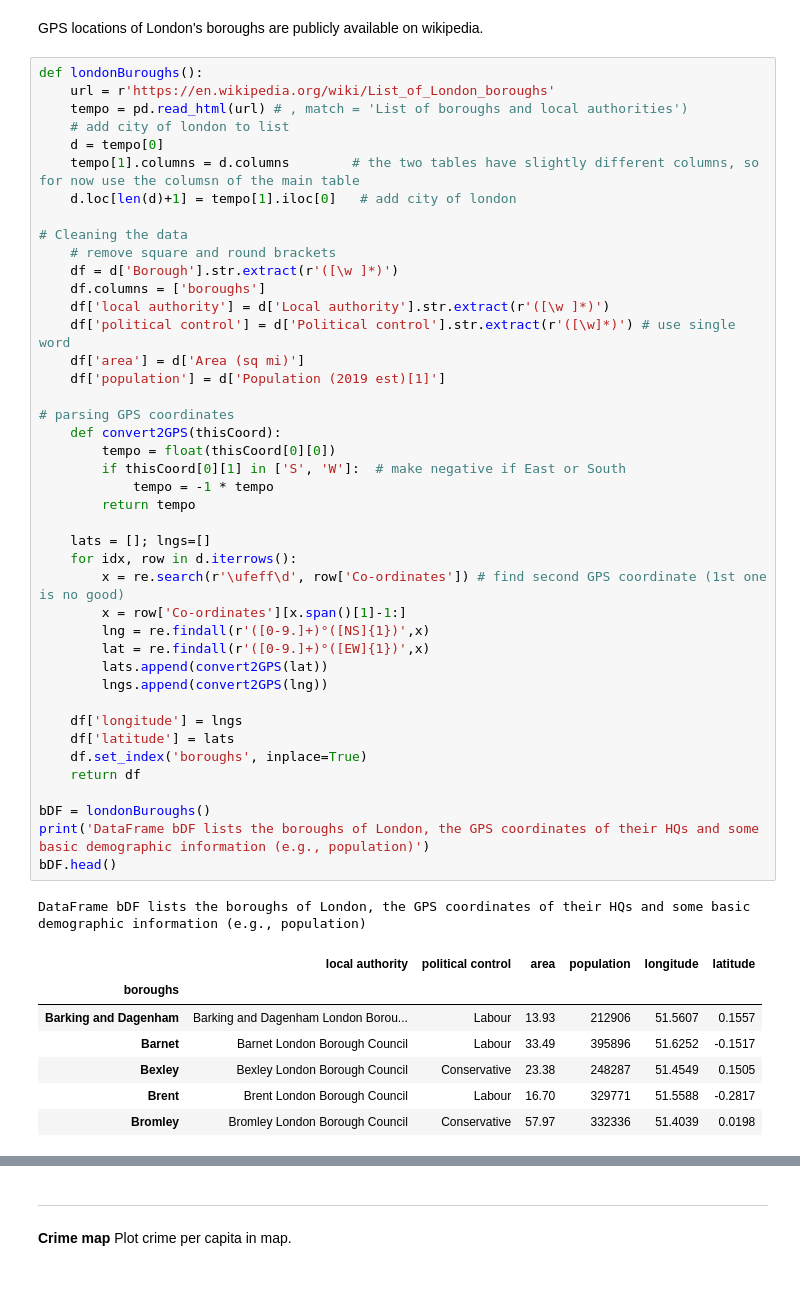
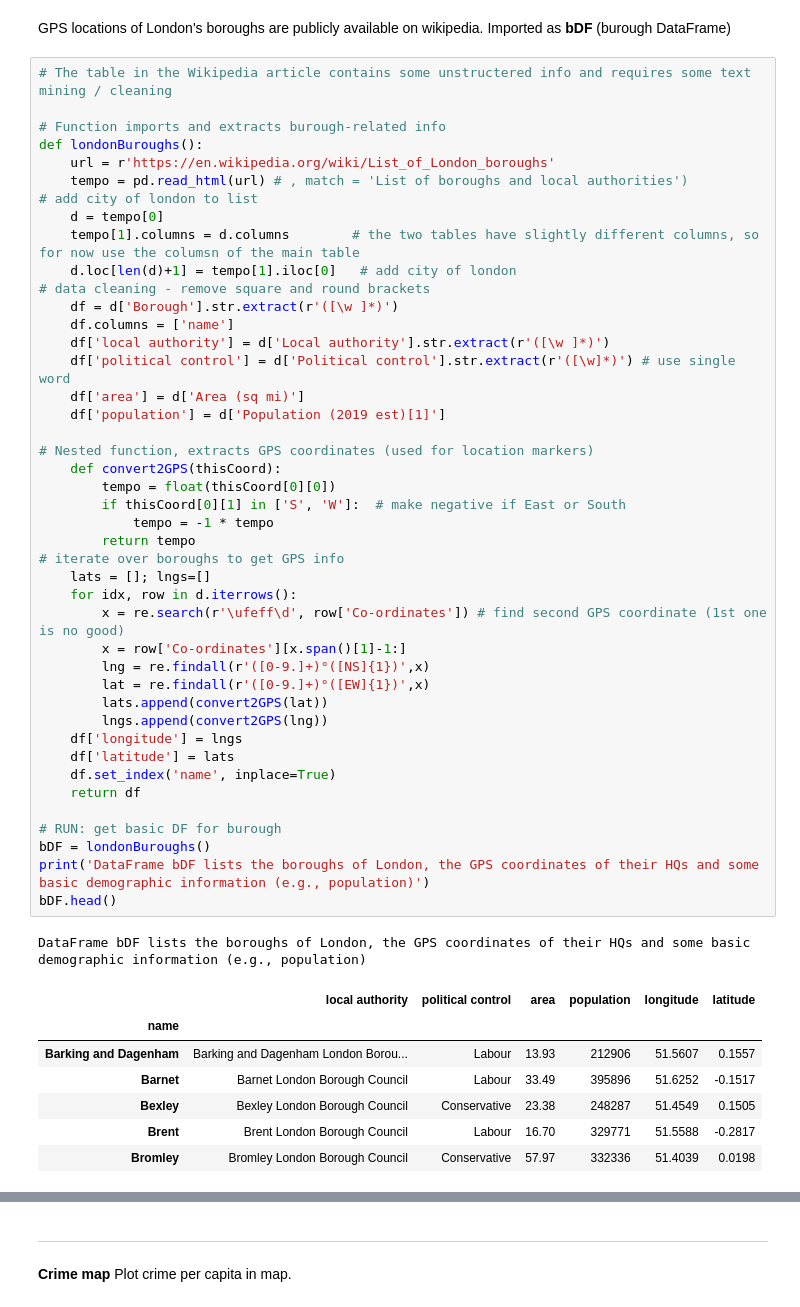
Before and after one commit to tkatus/demos, a Jupyter notebook: Crime_London.ipynb, the cells around one changed output, grey strips where cells are left out. Cells and saved outputs as stored; diff of their text form.

```diff
--- a/Crime_London.ipynb
+++ b/Crime_London.ipynb
@@ -24,53 +26,54 @@ cDF.head()
 | Barking and Dagenham | Drug Offences | Drug Trafficking | 17 | 10 | 21 | 10 | 12 | 14 | 18 | ... |
 5 rows × 26 columns
 # %% [markdown]
-GPS locations of London's boroughs are publicly available on wikipedia.
+GPS locations of London's boroughs are publicly available on wikipedia. Imported as __bDF__ (burough DataFrame)
 # %%
+# The table in the Wikipedia article contains some unstructered info and requires some text mining / cleaning
+
+# Function imports and extracts burough-related info
 def londonBuroughs():
     url = r'https://en.wikipedia.org/wiki/List_of_London_boroughs'
     tempo = pd.read_html(url) # , match = 'List of boroughs and local authorities')
-    # add city of london to list
+# add city of london to list
     d = tempo[0]
     tempo[1].columns = d.columns        # the two tables have slightly different columns, so for now use the columsn of the main table
     d.loc[len(d)+1] = tempo[1].iloc[0]   # add city of london
-
-# Cleaning the data
-    # remove square and round brackets
+# data cleaning - remove square and round brackets
     df = d['Borough'].str.extract(r'([\w ]*)')
-    df.columns = ['boroughs']
+    df.columns = ['name']
     df['local authority'] = d['Local authority'].str.extract(r'([\w ]*)')
     df['political control'] = d['Political control'].str.extract(r'([\w]*)') # use single word
     df['area'] = d['Area (sq mi)']
     df['population'] = d['Population (2019 est)[1]']
 
-# parsing GPS coordinates
+# Nested function, extracts GPS coordinates (used for location markers)
     def convert2GPS(thisCoord):
         tempo = float(thisCoord[0][0])
         if thisCoord[0][1] in ['S', 'W']:  # make negative if East or South
             tempo = -1 * tempo
         return tempo
-
+# iterate over boroughs to get GPS info
     lats = []; lngs=[]
     for idx, row in d.iterrows():
         x = re.search(r'\ufeff\d', row['Co-ordinates']) # find second GPS coordinate (1st one is no good)
         x = row['Co-ordinates'][x.span()[1]-1:]
         lng = re.findall(r'([0-9.]+)°([NS]{1})',x)
         lat = re.findall(r'([0-9.]+)°([EW]{1})',x)
         lats.append(convert2GPS(lat))
         lngs.append(convert2GPS(lng))
-
     df['longitude'] = lngs
     df['latitude'] = lats
-    df.set_index('boroughs', inplace=True)
+    df.set_index('name', inplace=True)
     return df
 
+# RUN: get basic DF for burough
 bDF = londonBuroughs()
 print('DataFrame bDF lists the boroughs of London, the GPS coordinates of their HQs and some basic demographic information (e.g., population)')
 bDF.head()
 # %% [output]
 DataFrame bDF lists the boroughs of London, the GPS coordinates of their HQs and some basic demographic information (e.g., population)
 |  | local authority | political control | area | population | longitude | latitude |
-| boroughs |  |  |  |  |  |  |
+| name |  |  |  |  |  |  |
 | Barking and Dagenham | Barking and Dagenham London Borou... | Labour | 13.93 | 212906 | 51.5607 | 0.1557 |
 | Barnet | Barnet London Borough Council | Labour | 33.49 | 395896 | 51.6252 | -0.1517 |
 | Bexley | Bexley London Borough Council | Conservative | 23.38 | 248287 | 51.4549 | 0.1505 |
```
Also changed, not shown: parts of 10 cells of this notebook.
